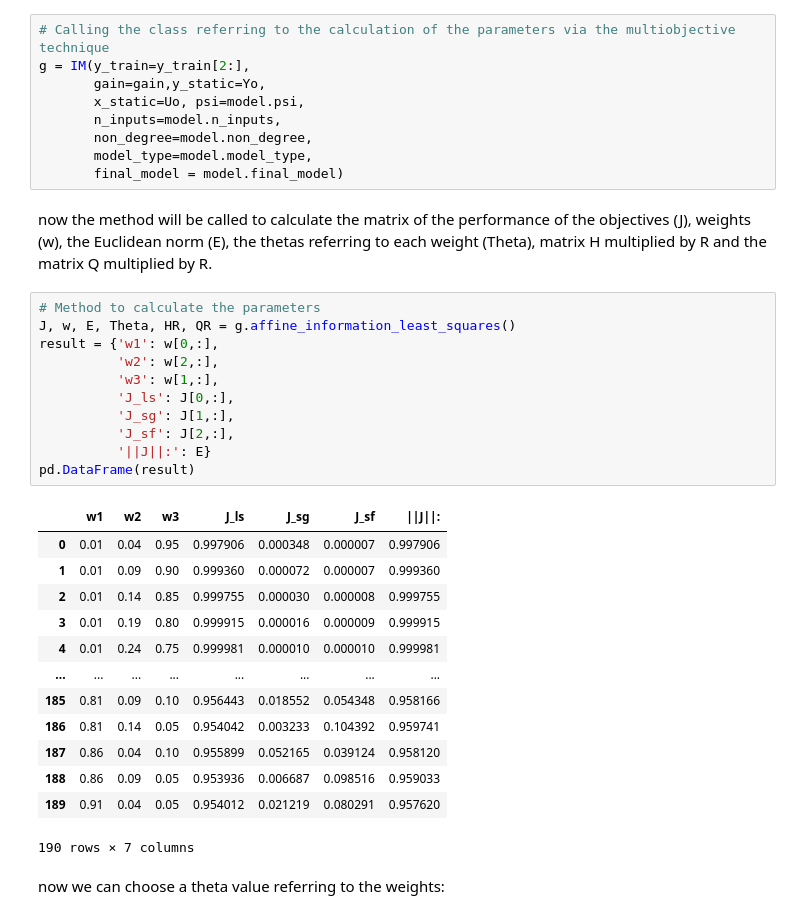
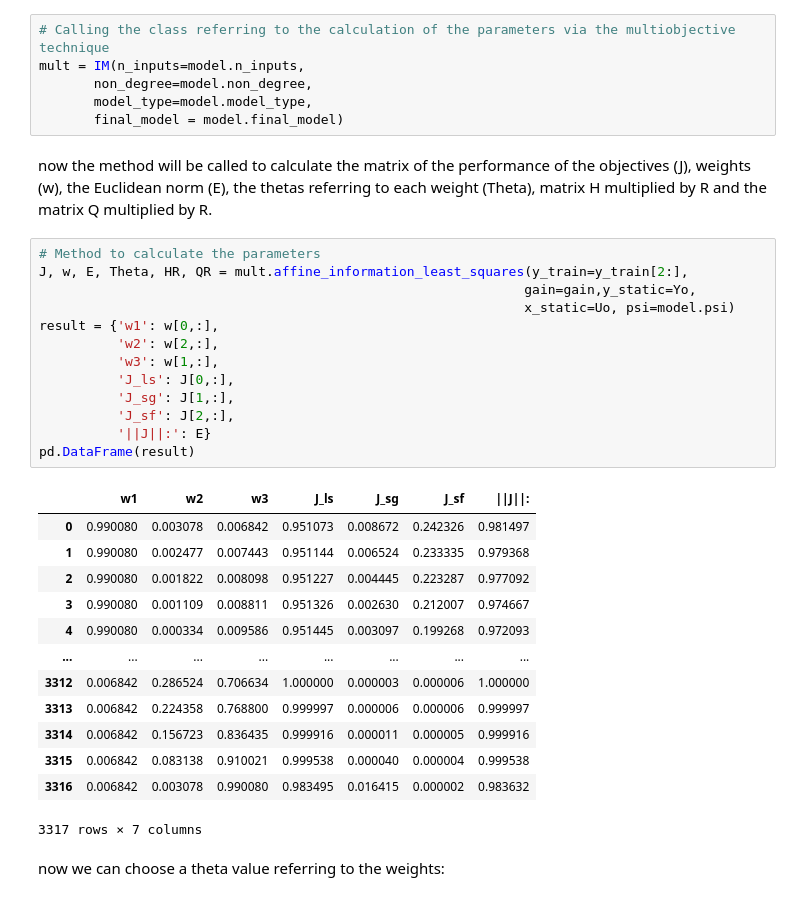
Before and after one commit to GabrielBuenoLeandro/Multiobjetive, a Jupyter notebook: conversor_buck.ipynb, the cells around one changed output. Cells and saved outputs as stored; diff of their text form.

```diff
--- a/conversor_buck.ipynb
+++ b/conversor_buck.ipynb
@@ -175,10 +175,7 @@ qit = (np.array(Possibilidades))
 with the parameters all in hand, we can already calculate the parameters in a multiobjective way:
 # %%
 # Calling the class referring to the calculation of the parameters via the multiobjective technique
-g = IM(y_train=y_train[2:],
-       gain=gain,y_static=Yo,
-       x_static=Uo, psi=model.psi,
-       n_inputs=model.n_inputs,
+mult = IM(n_inputs=model.n_inputs,
        non_degree=model.non_degree,
        model_type=model.model_type,
        final_model = model.final_model)
@@ -186,29 +183,31 @@ g = IM(y_train=y_train[2:],
 now the method will be called to calculate the matrix of the performance of the objectives (J), weights (w), the Euclidean norm (E), the thetas referring to each weight (Theta), matrix H multiplied by R and the matrix Q multiplied by R.
 # %%
 # Method to calculate the parameters
-J, w, E, Theta, HR, QR = g.affine_information_least_squares()
+J, w, E, Theta, HR, QR = mult.affine_information_least_squares(y_train=y_train[2:],
+                                                              gain=gain,y_static=Yo,
+                                                              x_static=Uo, psi=model.psi)
 result = {'w1': w[0,:],
           'w2': w[2,:],
           'w3': w[1,:],
           'J_ls': J[0,:],
           'J_sg': J[1,:],
           'J_sf': J[2,:],
           '||J||:': E}
 pd.DataFrame(result)
 # %% [output]
 |  | w1 | w2 | w3 | J_ls | J_sg | J_sf | ||J||: |
-| 0 | 0.01 | 0.04 | 0.95 | 0.997906 | 0.000348 | 0.000007 | 0.997906 |
-| 1 | 0.01 | 0.09 | 0.90 | 0.999360 | 0.000072 | 0.000007 | 0.999360 |
-| 2 | 0.01 | 0.14 | 0.85 | 0.999755 | 0.000030 | 0.000008 | 0.999755 |
-| 3 | 0.01 | 0.19 | 0.80 | 0.999915 | 0.000016 | 0.000009 | 0.999915 |
-| 4 | 0.01 | 0.24 | 0.75 | 0.999981 | 0.000010 | 0.000010 | 0.999981 |
+| 0 | 0.990080 | 0.003078 | 0.006842 | 0.951073 | 0.008672 | 0.242326 | 0.981497 |
+| 1 | 0.990080 | 0.002477 | 0.007443 | 0.951144 | 0.006524 | 0.233335 | 0.979368 |
+| 2 | 0.990080 | 0.001822 | 0.008098 | 0.951227 | 0.004445 | 0.223287 | 0.977092 |
+| 3 | 0.990080 | 0.001109 | 0.008811 | 0.951326 | 0.002630 | 0.212007 | 0.974667 |
+| 4 | 0.990080 | 0.000334 | 0.009586 | 0.951445 | 0.003097 | 0.199268 | 0.972093 |
 | ... | ... | ... | ... | ... | ... | ... | ... |
-| 185 | 0.81 | 0.09 | 0.10 | 0.956443 | 0.018552 | 0.054348 | 0.958166 |
-| 186 | 0.81 | 0.14 | 0.05 | 0.954042 | 0.003233 | 0.104392 | 0.959741 |
-| 187 | 0.86 | 0.04 | 0.10 | 0.955899 | 0.052165 | 0.039124 | 0.958120 |
-| 188 | 0.86 | 0.09 | 0.05 | 0.953936 | 0.006687 | 0.098516 | 0.959033 |
-| 189 | 0.91 | 0.04 | 0.05 | 0.954012 | 0.021219 | 0.080291 | 0.957620 |
+| 3312 | 0.006842 | 0.286524 | 0.706634 | 1.000000 | 0.000003 | 0.000006 | 1.000000 |
+| 3313 | 0.006842 | 0.224358 | 0.768800 | 0.999997 | 0.000006 | 0.000006 | 0.999997 |
+| 3314 | 0.006842 | 0.156723 | 0.836435 | 0.999916 | 0.000011 | 0.000005 | 0.999916 |
+| 3315 | 0.006842 | 0.083138 | 0.910021 | 0.999538 | 0.000040 | 0.000004 | 0.999538 |
+| 3316 | 0.006842 | 0.003078 | 0.990080 | 0.983495 | 0.016415 | 0.000002 | 0.983632 |
-190 rows × 7 columns
+3317 rows × 7 columns
 # %% [markdown]
 now we can choose a theta value referring to the weights:
 # %%
```
Also changed, not shown: parts of 12 cells of this notebook, 1 other file.
